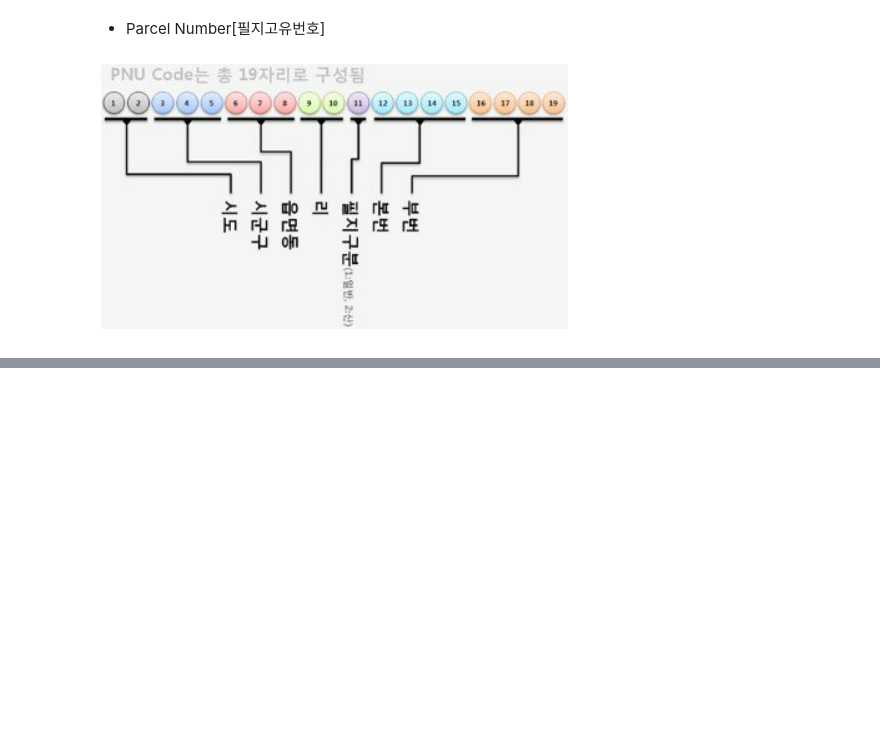
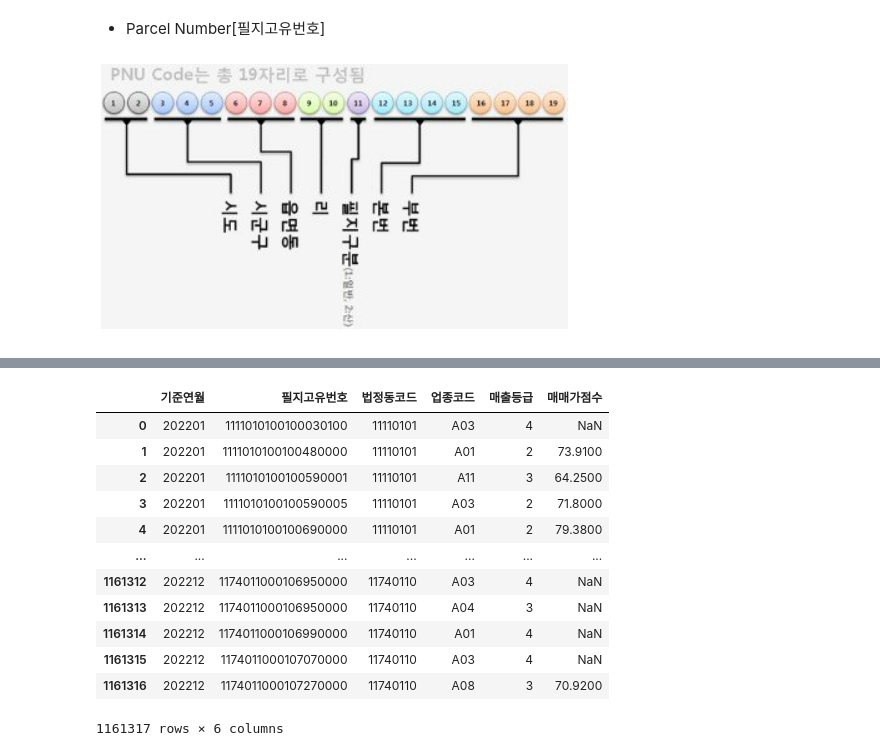
Before and after one commit to Gayeon6423/2023BigContest, a Jupyter notebook: [KCD_MARKET]_MERGE_AND_MAPPING.ipynb, the cells around one changed output, grey strips where cells are left out. Saved outputs shown, nothing was run; the diff lists cells and outputs as text; code cells hidden in the pictures; blank space fills up the shorter version.

```diff
--- a/[KCD_MARKET]_MERGE_AND_MAPPING.ipynb
+++ b/[KCD_MARKET]_MERGE_AND_MAPPING.ipynb
@@ -642,0 +628,2 @@ SNPPRICE_DATA_LIST[0].head()
+# %%
+SNPPRICE_DATA_MERGE.reset_index(drop = True, inplace = True)
@@ -727,0 +752,12 @@ CONTEST_2023
+# %%
+CONTEST_2022.columns = ["기준연월", "필지고유번호", "법정동코드", "업종코드", "매출등급"]
+CONTEST_2023.columns = ["필지고유번호", "업종코드", "법정동코드", "2023년1월_예측매출등급", "2023년2월_예측매출등급"]
+# %%
+CONTEST_2022["기준연월"] = CONTEST_2022["기준연월"].astype("int")
+# %%
+CONTEST_2022_SNPPRICE = pd.merge(
+    left = CONTEST_2022, right = SNPPRICE_DATA_MERGE,
+    on = ["기준연월", "필지고유번호", "법정동코드", "업종코드"],
+    how = "left"
+)
+# ValueError: You are trying to merge on int64 and object columns. If you wish to proceed you should use pd.concat
@@ -727,0 +772,16 @@ CONTEST_2023
+# %%
+CONTEST_2022_SNPPRICE
+# %% [output]
+|  | 기준연월 | 필지고유번호 | 법정동코드 | 업종코드 | 매출등급 | 매매가점수 |
+| 0 | 202201 | 1111010100100030100 | 11110101 | A03 | 4 | NaN |
+| 1 | 202201 | 1111010100100480000 | 11110101 | A01 | 2 | 73.9100 |
+| 2 | 202201 | 1111010100100590001 | 11110101 | A11 | 3 | 64.2500 |
+| 3 | 202201 | 1111010100100590005 | 11110101 | A03 | 2 | 71.8000 |
+| 4 | 202201 | 1111010100100690000 | 11110101 | A01 | 2 | 79.3800 |
+| ... | ... | ... | ... | ... | ... | ... |
+| 1161312 | 202212 | 1174011000106950000 | 11740110 | A03 | 4 | NaN |
+| 1161313 | 202212 | 1174011000106950000 | 11740110 | A04 | 3 | NaN |
+| 1161314 | 202212 | 1174011000106990000 | 11740110 | A01 | 4 | NaN |
+| 1161315 | 202212 | 1174011000107070000 | 11740110 | A03 | 4 | NaN |
+| 1161316 | 202212 | 1174011000107270000 | 11740110 | A08 | 3 | 70.9200 |
+1161317 rows × 6 columns
```
Also changed, not shown: parts of 82 cells of this notebook.
